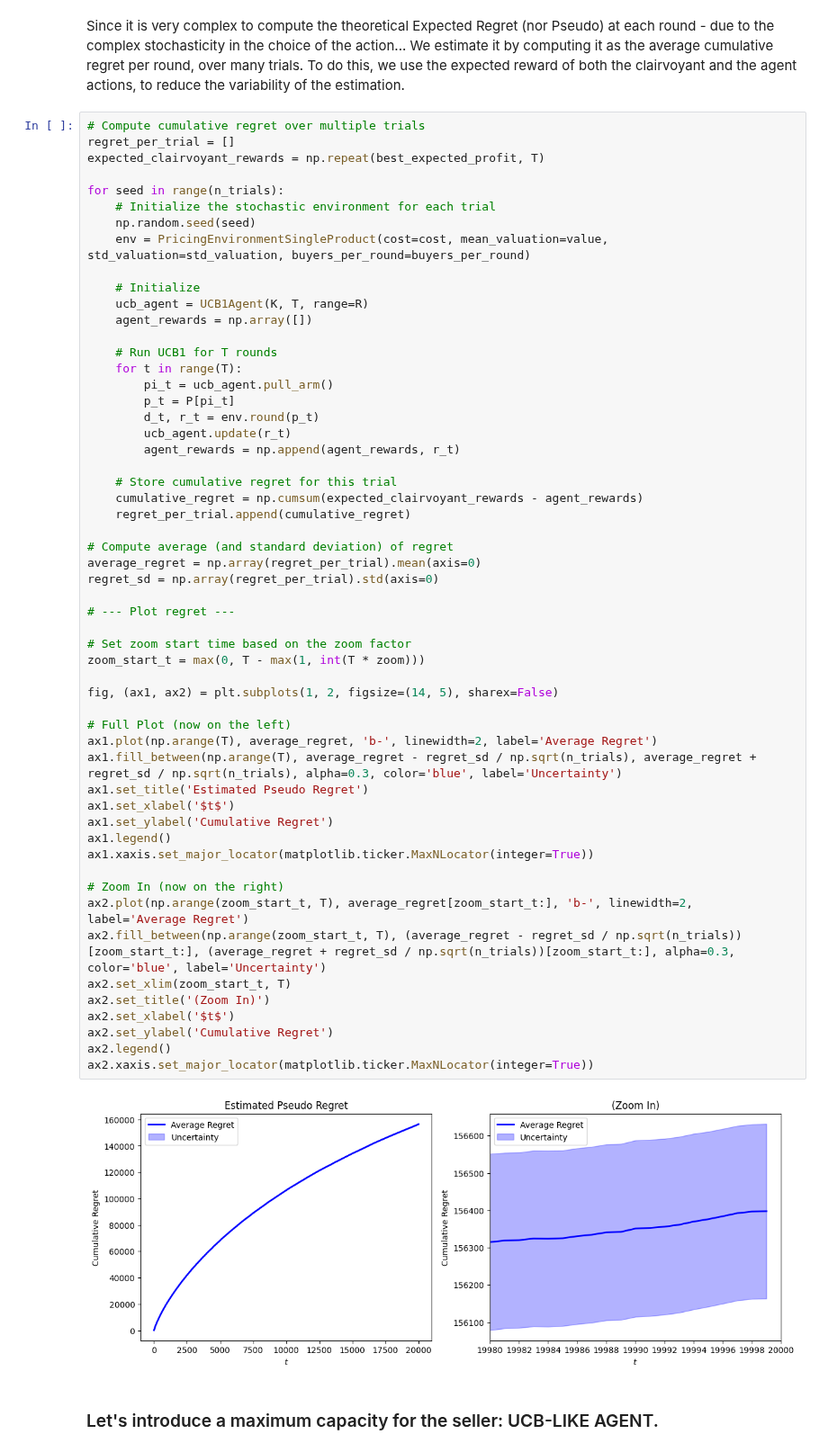
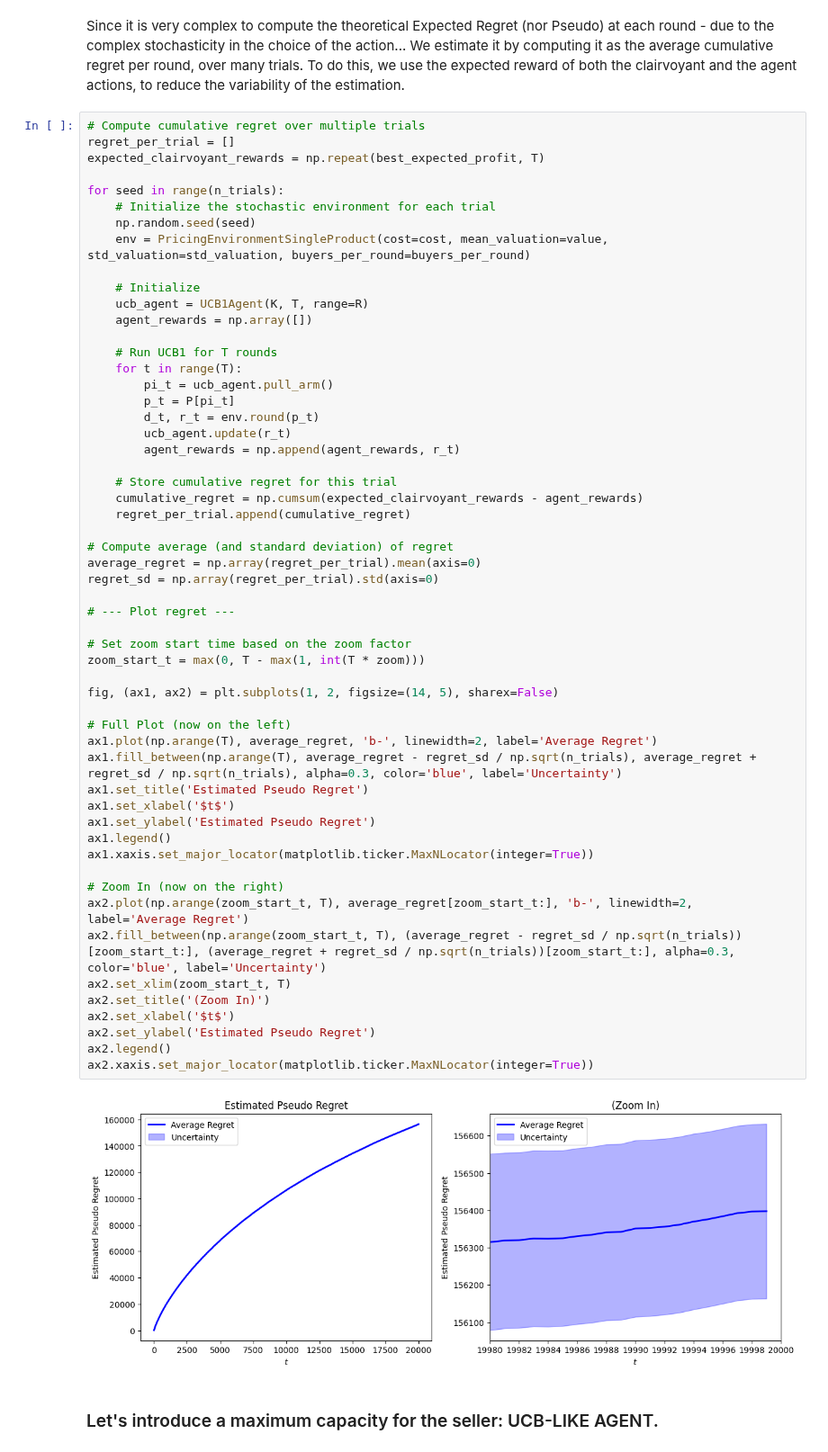
Before and after one commit to peetceenatoo/online-learning, a Jupyter notebook: R1.ipynb, the cells around one changed output. Shown at 90% size. Saved outputs shown, nothing was run; the diff lists cells and outputs as text.

```diff
--- a/R1.ipynb
+++ b/R1.ipynb
@@ -268,36 +268,36 @@ for seed in range(n_trials):
     regret_per_trial.append(cumulative_regret)
 
 # Compute average (and standard deviation) of regret
 average_regret = np.array(regret_per_trial).mean(axis=0)
 regret_sd = np.array(regret_per_trial).std(axis=0)
 
 # --- Plot regret ---
 
 # Set zoom start time based on the zoom factor
 zoom_start_t = max(0, T - max(1, int(T * zoom)))
 
 fig, (ax1, ax2) = plt.subplots(1, 2, figsize=(14, 5), sharex=False)
 
 # Full Plot (now on the left)
 ax1.plot(np.arange(T), average_regret, 'b-', linewidth=2, label='Average Regret')
 ax1.fill_between(np.arange(T), average_regret - regret_sd / np.sqrt(n_trials), average_regret + regret_sd / np.sqrt(n_trials), alpha=0.3, color='blue', label='Uncertainty')
 ax1.set_title('Estimated Pseudo Regret')
 ax1.set_xlabel('$t$')
-ax1.set_ylabel('Cumulative Regret')
+ax1.set_ylabel('Estimated Pseudo Regret')
 ax1.legend()
 ax1.xaxis.set_major_locator(matplotlib.ticker.MaxNLocator(integer=True))
 
 # Zoom In (now on the right)
 ax2.plot(np.arange(zoom_start_t, T), average_regret[zoom_start_t:], 'b-', linewidth=2, label='Average Regret')
 ax2.fill_between(np.arange(zoom_start_t, T), (average_regret - regret_sd / np.sqrt(n_trials))[zoom_start_t:], (average_regret + regret_sd / np.sqrt(n_trials))[zoom_start_t:], alpha=0.3, color='blue', label='Uncertainty')
 ax2.set_xlim(zoom_start_t, T)
 ax2.set_title('(Zoom In)')
 ax2.set_xlabel('$t$')
-ax2.set_ylabel('Cumulative Regret')
+ax2.set_ylabel('Estimated Pseudo Regret')
 ax2.legend()
 ax2.xaxis.set_major_locator(matplotlib.ticker.MaxNLocator(integer=True))
 # %% [output]
-[figure, old version]
+[figure, new version]
 # %% [markdown]
 ### Let's introduce a maximum capacity for the seller: UCB-LIKE AGENT.
 # %%
```
Also changed, not shown: parts of 18 cells of this notebook, 1 other file.
